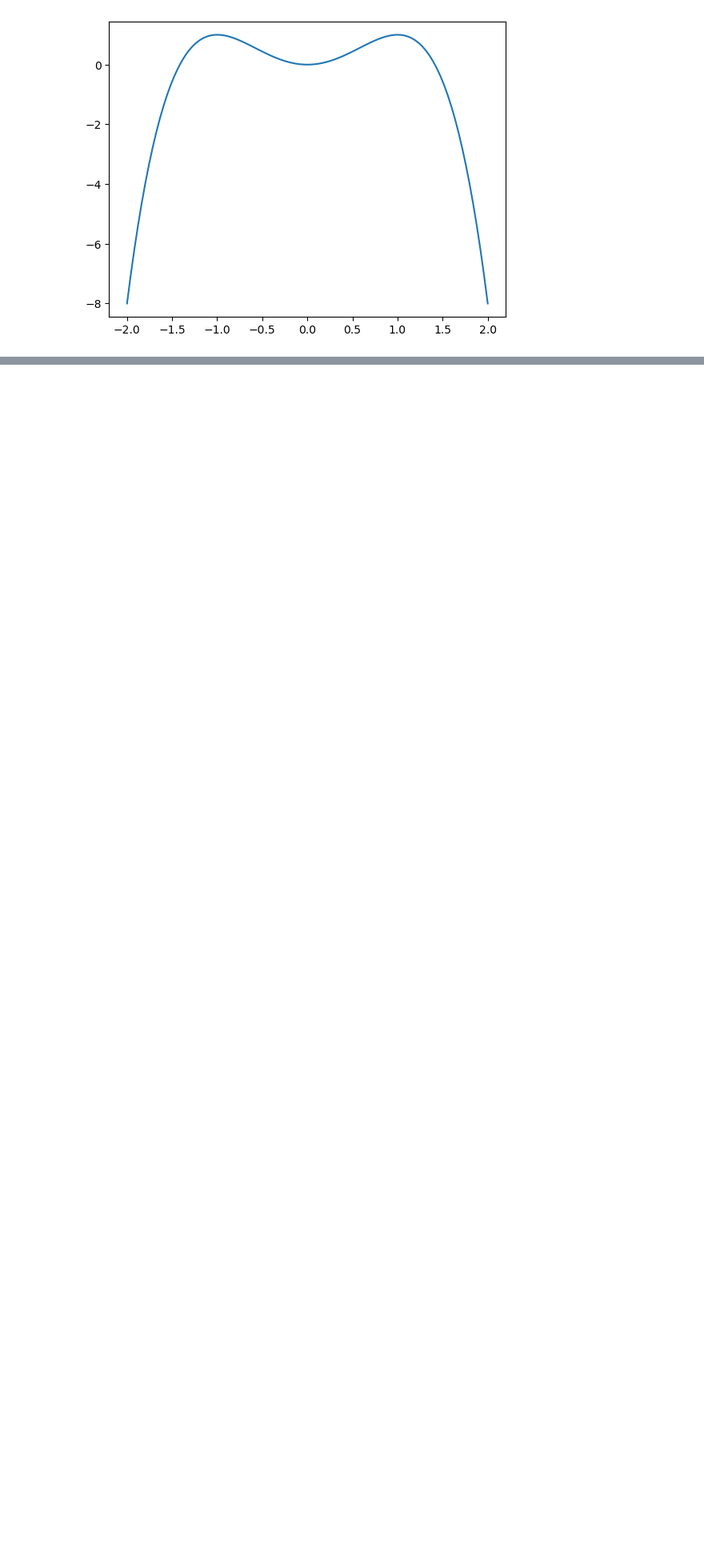
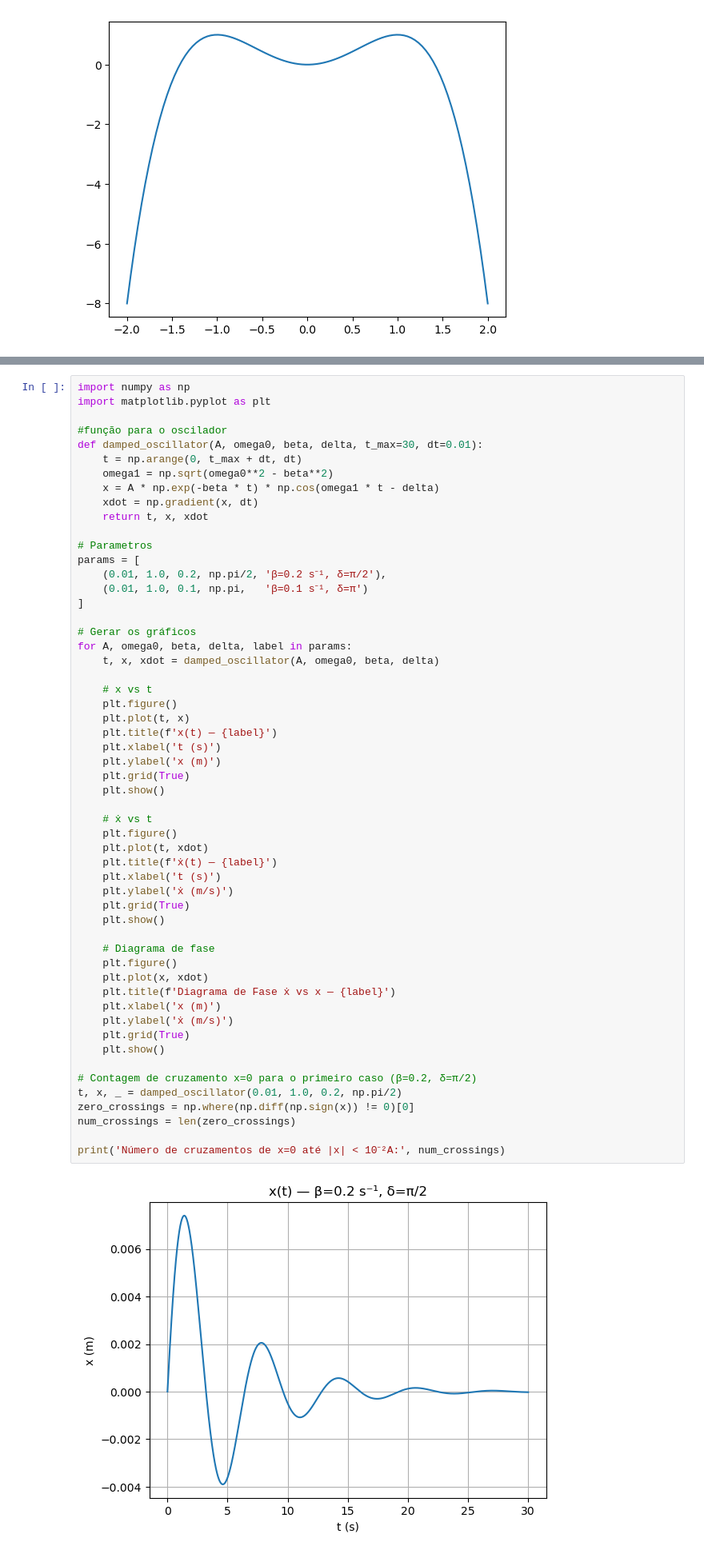
Before and after one commit to ylaksl/lista_num_mecanica, a Jupyter notebook: Problemas numericos_mec classica.ipynb, the cells around one changed output, grey strips where cells are left out. Shown at 80% size. Drawn from its saved outputs; the diff is of its cells as text; blank space fills up the shorter version.

```diff
--- a/Problemas numericos_mec classica.ipynb
+++ b/Problemas numericos_mec classica.ipynb
@@ -281,0 +375,57 @@ plt.plot(x, pot(x))
+# %%
+import numpy as np
+import matplotlib.pyplot as plt
+
+#função para o oscilador
+def damped_oscillator(A, omega0, beta, delta, t_max=30, dt=0.01):
+    t = np.arange(0, t_max + dt, dt)
+    omega1 = np.sqrt(omega0**2 - beta**2)
+    x = A * np.exp(-beta * t) * np.cos(omega1 * t - delta)
+    xdot = np.gradient(x, dt)
+    return t, x, xdot
+
+# Parametros
+params = [
+    (0.01, 1.0, 0.2, np.pi/2, 'β=0.2 s⁻¹, δ=π/2'),
+    (0.01, 1.0, 0.1, np.pi,   'β=0.1 s⁻¹, δ=π')
+]
+
+# Gerar os gráficos
+for A, omega0, beta, delta, label in params:
+    t, x, xdot = damped_oscillator(A, omega0, beta, delta)
+
+    # x vs t
+    plt.figure()
+    plt.plot(t, x)
+    plt.title(f'x(t) — {label}')
+    plt.xlabel('t (s)')
+    plt.ylabel('x (m)')
+    plt.grid(True)
+    plt.show()
+
+    # ẋ vs t
+    plt.figure()
+    plt.plot(t, xdot)
+    plt.title(f'ẋ(t) — {label}')
+    plt.xlabel('t (s)')
+    plt.ylabel('ẋ (m/s)')
+    plt.grid(True)
+    plt.show()
+
+    # Diagrama de fase
+    plt.figure()
+    plt.plot(x, xdot)
+    plt.title(f'Diagrama de Fase ẋ vs x — {label}')
+    plt.xlabel('x (m)')
+    plt.ylabel('ẋ (m/s)')
+    plt.grid(True)
+    plt.show()
+
+# Contagem de cruzamento x=0 para o primeiro caso (β=0.2, δ=π/2)
+t, x, _ = damped_oscillator(0.01, 1.0, 0.2, np.pi/2)
+zero_crossings = np.where(np.diff(np.sign(x)) != 0)[0]
+num_crossings = len(zero_crossings)
+
+print('Número de cruzamentos de x=0 até |x| < 10⁻²A:', num_crossings)
+# %% [output]
+[figure, added]
```
Also changed, not shown: parts of 4 cells of this notebook.
